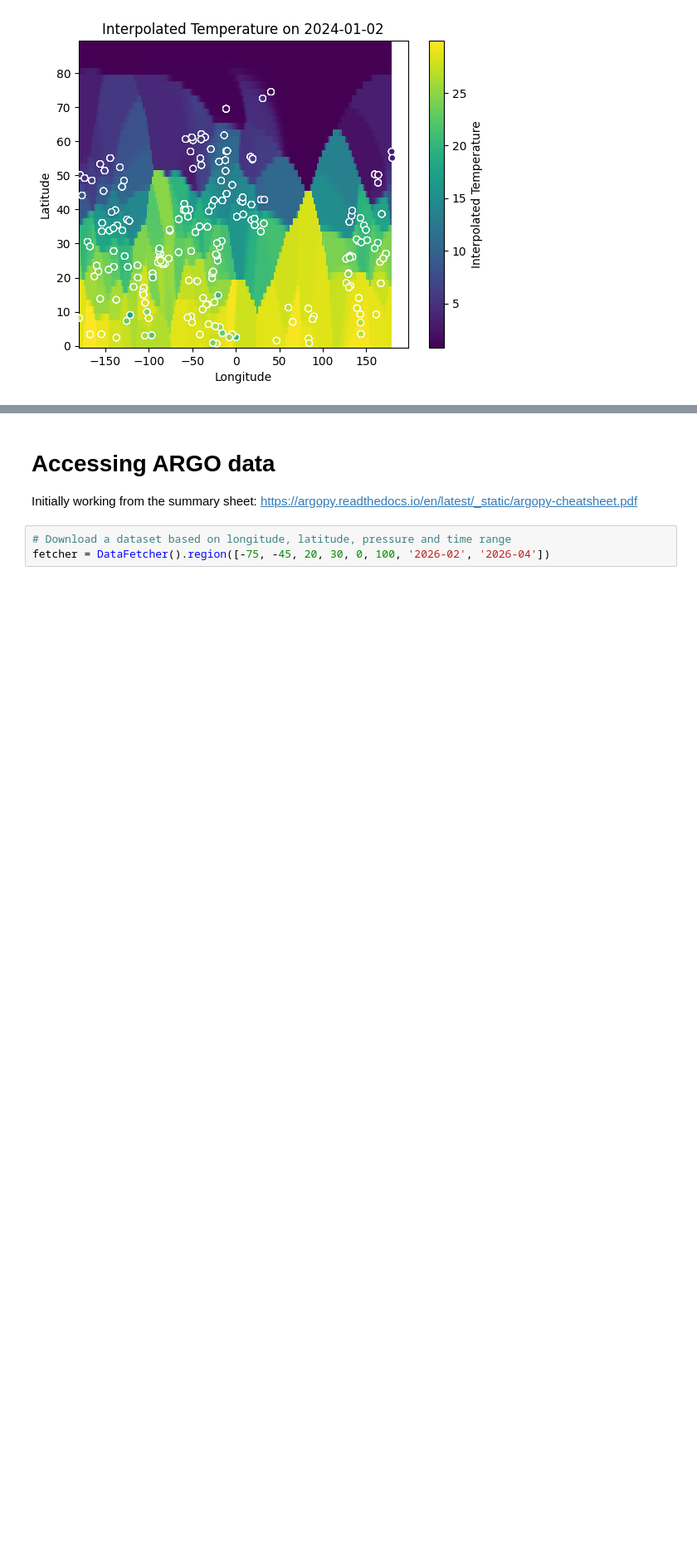
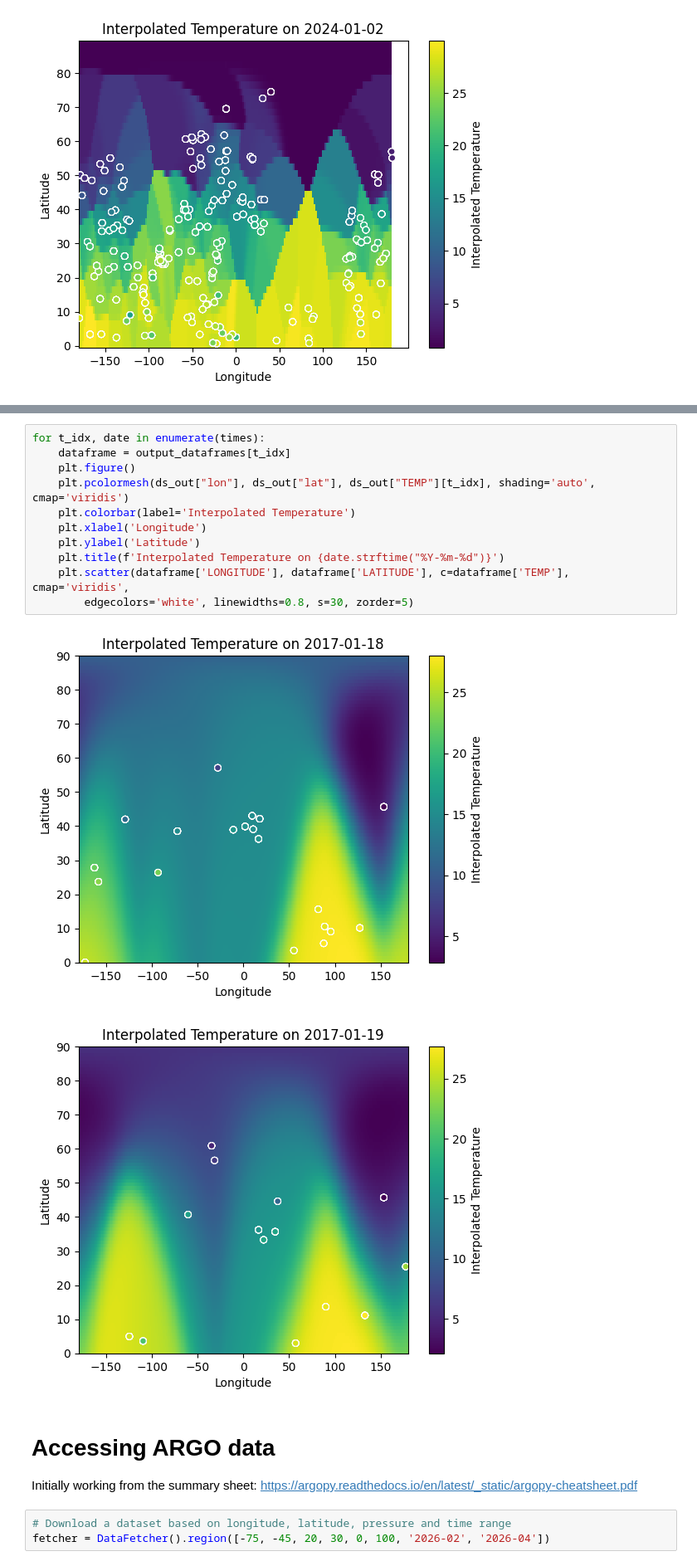
Before and after one commit to alan-turing-institute/ice-station-zebra, a Jupyter notebook: notebooks/ARGO_data.ipynb, the cells around one changed output, grey strips where cells are left out. Shown at 83% size. Saved outputs shown, nothing was run; the diff lists cells and outputs as text; blank space fills up the shorter version.

```diff
--- a/notebooks/ARGO_data.ipynb
+++ b/notebooks/ARGO_data.ipynb
@@ -199,3 +317,17 @@ for t_idx, date in enumerate(times):
+# %%
+for t_idx, date in enumerate(times):
+    dataframe = output_dataframes[t_idx]
+    plt.figure()
+    plt.pcolormesh(ds_out["lon"], ds_out["lat"], ds_out["TEMP"][t_idx], shading='auto', cmap='viridis')
+    plt.colorbar(label='Interpolated Temperature')
+    plt.xlabel('Longitude')
+    plt.ylabel('Latitude')
+    plt.title(f'Interpolated Temperature on {date.strftime("%Y-%m-%d")}')
+    plt.scatter(dataframe['LONGITUDE'], dataframe['LATITUDE'], c=dataframe['TEMP'], cmap='viridis',
+        edgecolors='white', linewidths=0.8, s=30, zorder=5)
+# %% [output]
+[figure, added]
+[figure, added]
 # %% [markdown]
 # Accessing ARGO data
 
```
Also changed, not shown: parts of 9 cells of this notebook, 1 other file.
